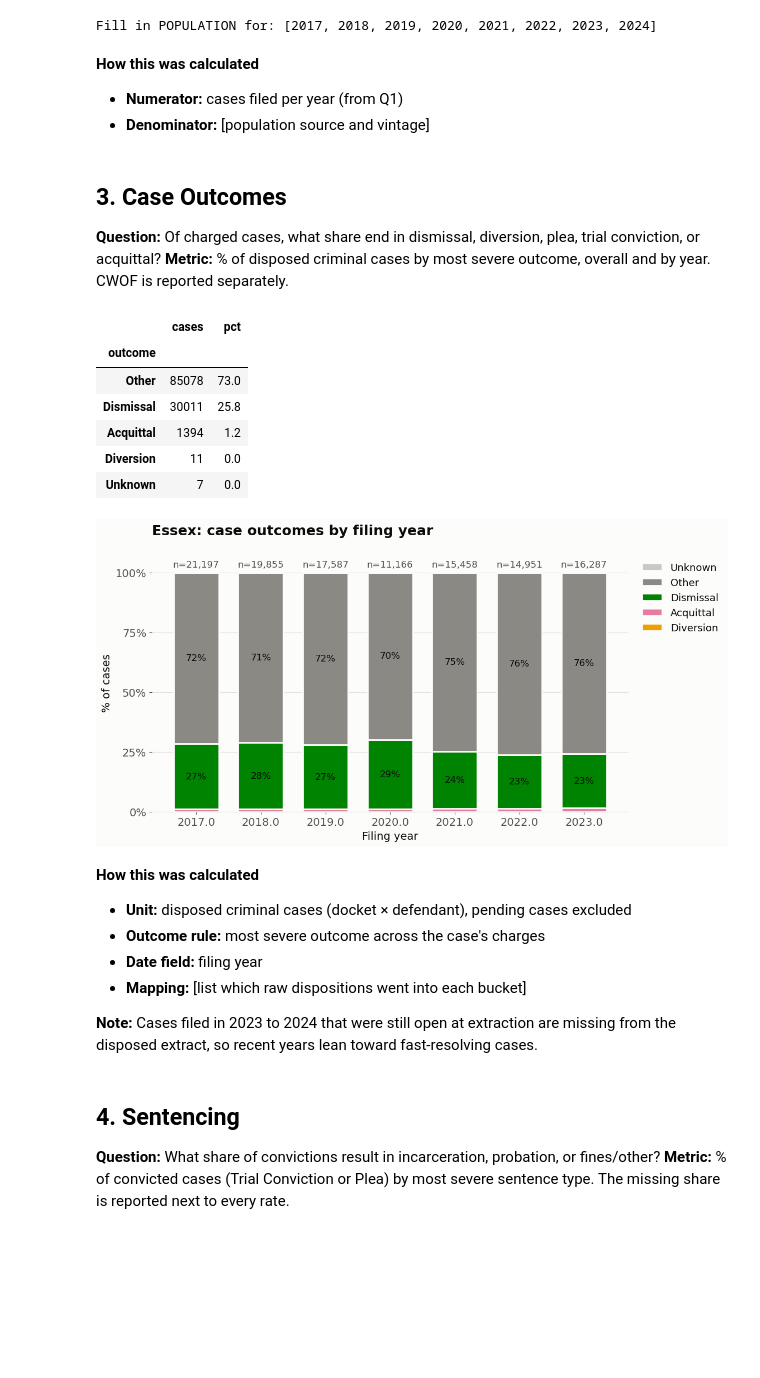
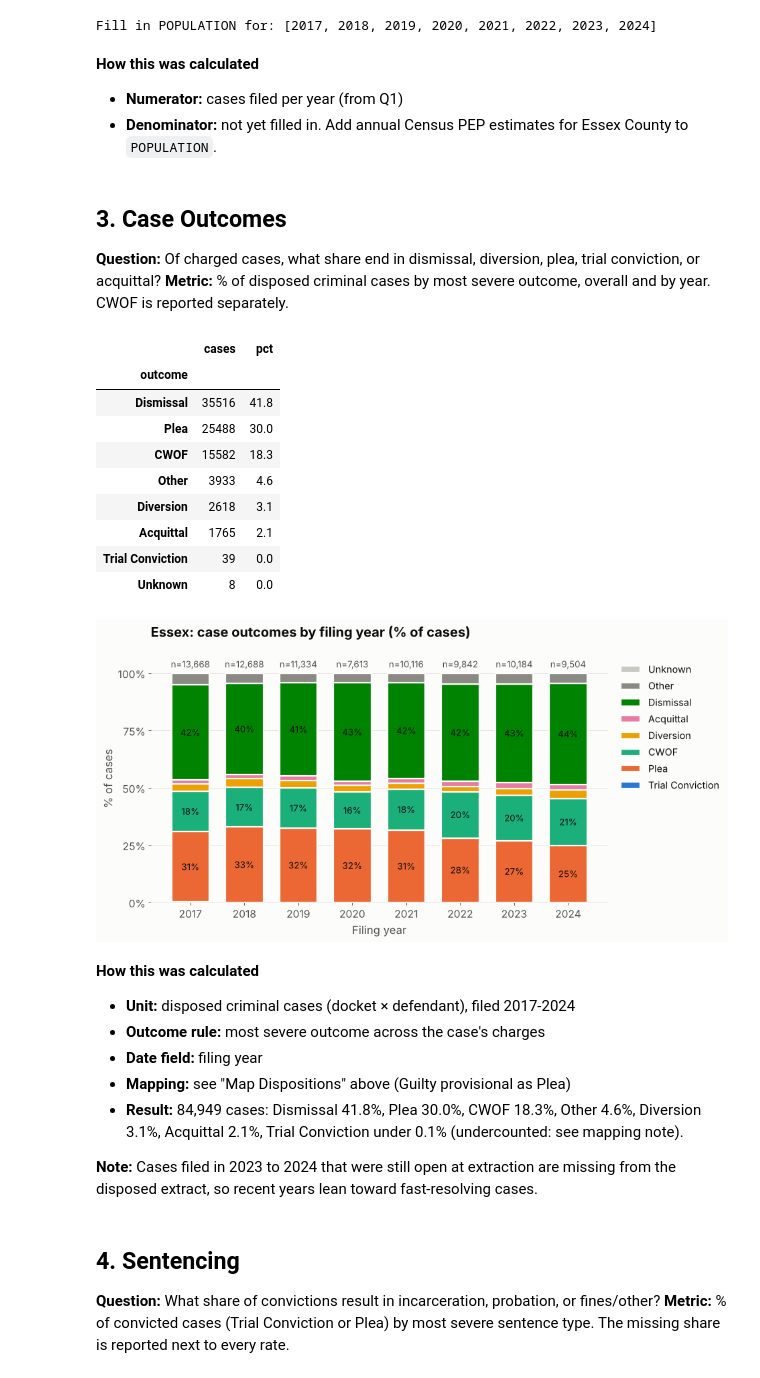
Before and after one commit to BU-Spark/ds-prosecutor-explorer, a Jupyter notebook: fa26/essex_hampden_eda/essex_analysis.ipynb, the cells around one changed output. Cells and saved outputs as stored; diff of their text form; code cells hidden in the pictures; blank space fills up the shorter version.

```diff
--- a/fa26/essex_hampden_eda/essex_analysis.ipynb
+++ b/fa26/essex_hampden_eda/essex_analysis.ipynb
@@ -26,16 +17,19 @@ repo_root = subprocess.run(["git", "rev-parse", "--show-toplevel"],
                            capture_output=True, text=True).stdout.strip()
 sys.path.insert(0, repo_root)
 
+import re
+from pathlib import Path
 import numpy as np
 import pandas as pd
 import matplotlib.pyplot as plt
 from viz_style import (set_style, stacked_pct_bar, save_fig, normalize_outcome,
                        case_outcome, OUTCOME_COLORS, TEXT_SECONDARY)
+import county_charts as cc
 
 set_style()
 
-COUNTY = "essex"        # e.g. "worcester"
-YEARS = range(2017, 2024)     # 2017 to 2024
+COUNTY = "essex"
+YEARS = range(2017, 2025)     # 2017 to 2024
 MISSING_THRESHOLD = 0.20      # fields above this are "insufficient data"
 MIN_CELL = 30                 # suppress disparity cells smaller than this
 
@@ -248,28 +353,31 @@ One row per case (docket × defendant), restricted to filing years 2017 to 2024.
 - **Most serious charge:** felony over misdemeanor, then lowest charge number as a tiebreak. Replace the tiebreak with statutory class if your extract has it.
 - **Outcome:** most severe outcome across charges. Cases with any pending charge are marked Pending and excluded from outcome metrics.
 # %%
-LEVEL_RANK = {"Felony": 1, "Misdemeanor": 2}  # map your charge_level values here; others rank last
+LEVEL_RANK = {}  # charge_level values, most serious first; others rank last
 
 def build_cases(d, with_outcome):
-    d = d[d["filing_year"].isin(YEARS)].copy()
+    d = d[d["filing_year"].isin(YEARS)].drop_duplicates().copy()
     d["level_rank"] = d["charge_level"].map(LEVEL_RANK).fillna(9)
+    d["offense_rank"] = d["offense_category"].map({c: i for i, c in enumerate(OFFENSE_PRIORITY)}).fillna(99)
     d["charge_count_num"] = pd.to_numeric(d["charge_count"], errors="coerce").fillna(999)
-    lead = (d.sort_values(["case_key", "level_rank", "charge_count_num"])
-              .groupby("case_key").first())
+    # Most serious charge: keep that whole row (groupby().first() would mix values from different rows)
+    lead = (d.sort_values(["case_key", "level_rank", "offense_rank", "charge_count_num"])
+              .drop_duplicates("case_key").set_index("case_key"))
+    g = d.groupby("case_key")
     out = pd.DataFrame({
         "filing_year": lead["filing_year"],
-        "filing_date": d.groupby("case_key")["filing_date"].min(),
+        "filing_date": g["filing_date"].min(),
         "charge_level": lead["charge_level"].fillna("Unknown"),
         "offense_category": lead["offense_category"].fillna("Unknown"),
         "court": lead["court"].fillna("Unknown"),
         "race": lead["race"].fillna("Unknown"),
         "sex": lead["sex"].fillna("Unknown"),
         "defendant_id": lead["defendant_id"],
-        "n_charges": d.groupby("case_key").size(),
+        "n_charges": g["charge_count_num"].nunique(),
     })
     if with_outcome:
-        out["outcome"] = d.groupby("case_key")["outcome"].agg(case_outcome)
-        out["disposition_date"] = d.groupby("case_key")["disposition_date"].max()
+        out["outcome"] = g["outcome"].agg(case_outcome)
+        out["disposition_date"] = g["disposition_date"].max()
     return out.reset_index()
 
 filed_cases = build_cases(filed, with_outcome=False)
@@ -352,7 +463,7 @@ Fill in POPULATION for: [2017, 2018, 2019, 2020, 2021, 2022, 2023, 2024]
 # %% [markdown]
 **How this was calculated**
 - **Numerator:** cases filed per year (from Q1)
-- **Denominator:** [population source and vintage]
+- **Denominator:** not yet filled in. Add annual Census PEP estimates for Essex County to `POPULATION`.
 # %% [markdown]
 ## 3. Case Outcomes
 **Question:** Of charged cases, what share end in dismissal, diversion, plea, trial conviction, or acquittal?
@@ -360,29 +471,34 @@ Fill in POPULATION for: [2017, 2018, 2019, 2020, 2021, 2022, 2023, 2024]
 # %%
 overall = cases["outcome"].value_counts().rename("cases").to_frame()
 overall["pct"] = (overall["cases"] / overall["cases"].sum() * 100).round(1)
 display(overall)
 
 counts = cases.groupby("filing_year")["outcome"].value_counts().unstack(fill_value=0)
+counts.index = counts.index.astype(int)
 ax = stacked_pct_bar(counts, unit="cases",
-                     title=f"{COUNTY.title()}: case outcomes by filing year",
+                     title=f"{COUNTY.title()}: case outcomes by filing year (% of cases)",
                      xlabel="Filing year")
 save_fig(ax.figure, f"{FIG_DIR}/q3_outcomes_by_year.png")
 plt.show()
 # %% [output]
 |  | cases | pct |
 | outcome |  |  |
-| Other | 85078 | 73.0 |
-| Dismissal | 30011 | 25.8 |
-| Acquittal | 1394 | 1.2 |
-| Diversion | 11 | 0.0 |
-| Unknown | 7 | 0.0 |
+| Dismissal | 35516 | 41.8 |
+| Plea | 25488 | 30.0 |
+| CWOF | 15582 | 18.3 |
+| Other | 3933 | 4.6 |
+| Diversion | 2618 | 3.1 |
+| Acquittal | 1765 | 2.1 |
+| Trial Conviction | 39 | 0.0 |
+| Unknown | 8 | 0.0 |
-[figure, old version]
+[figure, new version]
 # %% [markdown]
 **How this was calculated**
-- **Unit:** disposed criminal cases (docket × defendant), pending cases excluded
+- **Unit:** disposed criminal cases (docket × defendant), filed 2017-2024
 - **Outcome rule:** most severe outcome across the case's charges
 - **Date field:** filing year
-- **Mapping:** [list which raw dispositions went into each bucket]
+- **Mapping:** see "Map Dispositions" above (Guilty provisional as Plea)
+- **Result:** 84,949 cases: Dismissal 41.8%, Plea 30.0%, CWOF 18.3%, Other 4.6%, Diversion 3.1%, Acquittal 2.1%, Trial Conviction under 0.1% (undercounted: see mapping note).
 
 **Note:** Cases filed in 2023 to 2024 that were still open at extraction are missing from the disposed extract, so recent years lean toward fast-resolving cases.
 # %% [markdown]
```
Also changed, not shown: parts of 41 cells of this notebook, 17 other files.
